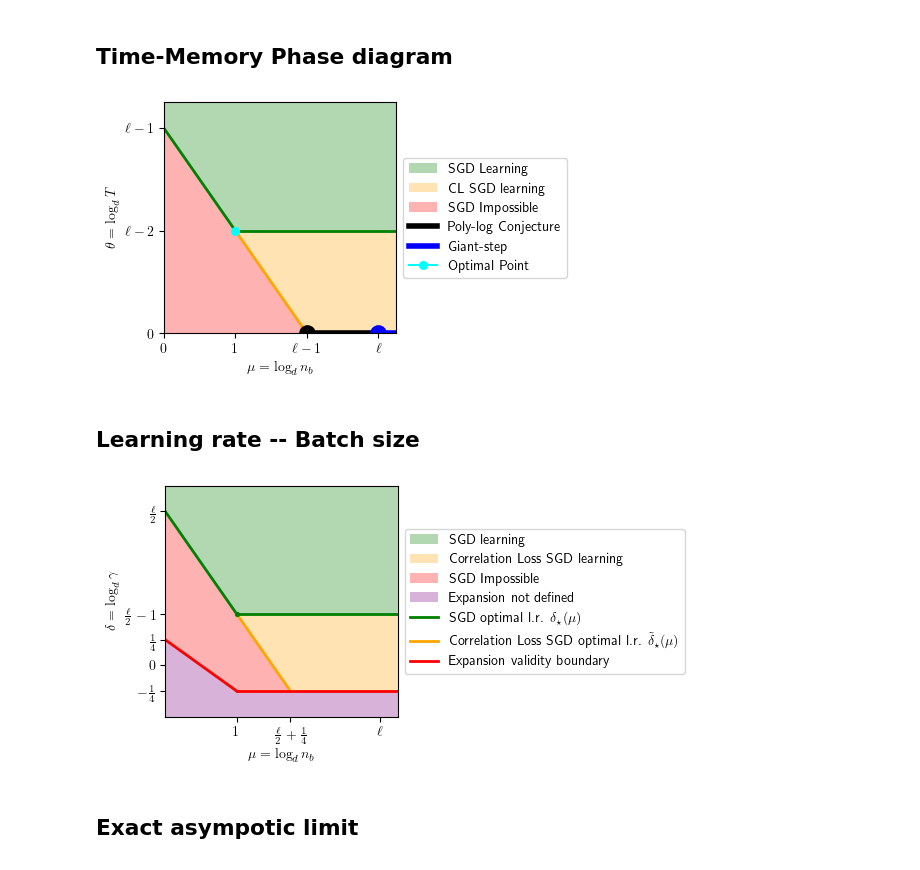
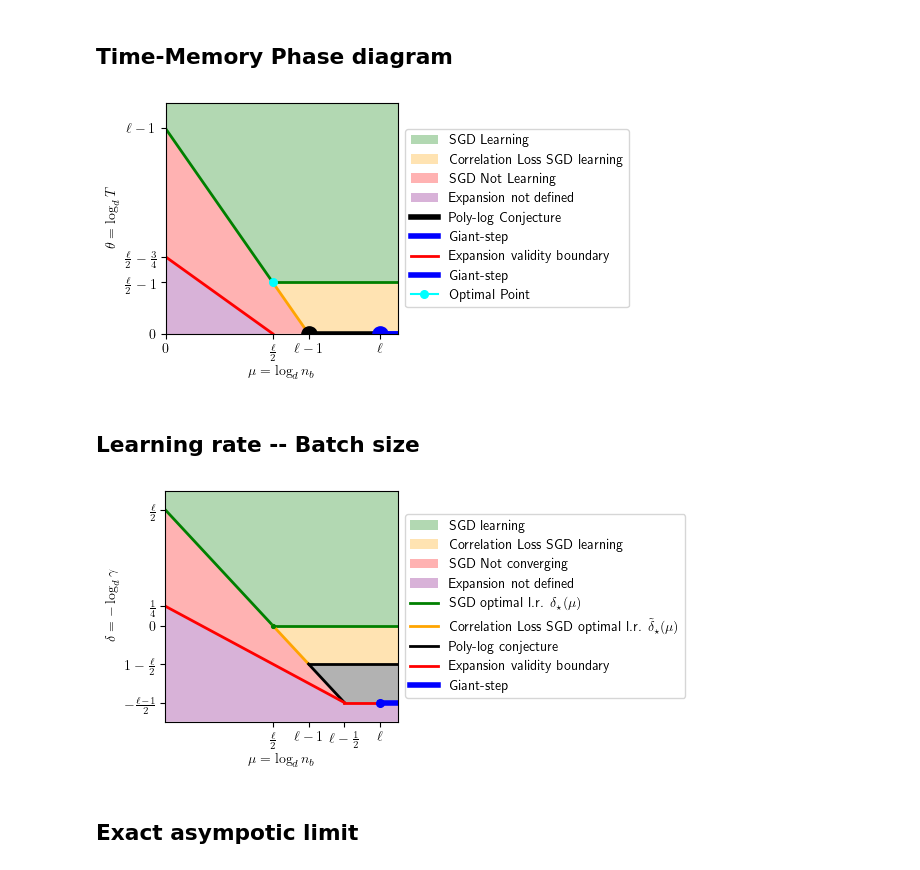
Before and after one commit to arn4/largebatch-ss, a Jupyter notebook: paper_plots/phase_diagrams.ipynb, the cells around one changed output. Saved outputs shown, nothing was run; the diff lists cells and outputs as text; code cells hidden in the pictures.

Commit message:
Cleaning + new diagrams

```diff
--- a/paper_plots/phase_diagrams.ipynb
+++ b/paper_plots/phase_diagrams.ipynb
@@ -30,45 +30,49 @@ ax.set_xlim(0., l+margin)
 ax.set_ylim(0., l-1+margin)
 
 
 
 ## Regions
-allowed_region = Polygon([[0,l-1], [1, l-2], [l+margin, l-2], [l+margin,l-1+margin], [0,l-1+margin]], facecolor = allowed_color, alpha = 0.3, label = 'SGD Learning')
+allowed_region = Polygon([[0,l-1], [l/2,l/2-1], [l+margin, l/2-1], [l+margin,l-1+margin], [0,l-1+margin]], facecolor = allowed_color, alpha = 0.3, label = 'SGD Learning')
 ax.add_patch(allowed_region)
-noyhat_region = Polygon([[1,l-2],[l-1,0],[l+margin,0],[l+margin,l-2]], facecolor = noyhat_color, alpha = 0.3, label = 'CL SGD learning')
+noyhat_region = Polygon([[l/2,l/2-1],[l-1,0],[l+margin,0],[l+margin,l/2-1]], facecolor = noyhat_color, alpha = 0.3, label = 'Correlation Loss SGD learning')
 ax.add_patch(noyhat_region)
-notallowed_region = Polygon([[0,l-1],[0,0],[l-1,0]], facecolor = notallowed_color, alpha = 0.3, label = 'SGD Impossible')
+notallowed_region = Polygon([[0,l-1],[0,1/4+l/2-1],[l/2,0],[0,0],[l-1,0]], facecolor = notallowed_color, alpha = 0.3, label = 'SGD Not Learning')
 ax.add_patch(notallowed_region)
+theorynotdefined_region = Polygon([[0,1/4+l/2-1],[0,0],[l/2,0]], facecolor = processnotdefined_color, alpha = 0.3, label = 'Expansion not defined')
+ax.add_patch(theorynotdefined_region)
 
 ## Lines
-ax.plot([0,1], [l-1, l-2], color = allowed_color, linewidth = linewidth)
-ax.plot([1,l+margin], [l-2,l-2], color = allowed_color, linewidth = linewidth)
-ax.plot([1,l-1], [l-2,0], color = noyhat_color, linewidth = linewidth)
+ax.plot([0,l/2], [l-1, l/2-1], color = allowed_color, linewidth = linewidth)
+ax.plot([l/2,l+margin], [l/2-1,l/2-1], color = allowed_color, linewidth = linewidth)
+ax.plot([l/2,l-1], [l/2-1,0], color = noyhat_color, linewidth = linewidth)
 ax.plot([l-1,l],[0,0], color = polylog_color, linewidth = 2*linewidth, label = 'Poly-log Conjecture')
 ax.plot([l,l+margin],[0,0], color = giantstep_color, linewidth = 2*linewidth, label = 'Giant-step')
+ax.plot([0,l/2], [1/4+l/2-1,0], color=notallowed_color, linewidth = linewidth, label = 'Expansion validity boundary')
+
 
 ## Points
-ax.plot([1],[l-2], marker = 'o', color = sweetspot_color, markersize = markersize, label = 'Optimal Point')
+ax.plot([l/2],[l/2-1], marker = 'o', color = sweetspot_color, markersize = markersize, label = 'Optimal Point')
 ax.plot([l-1],[0], marker = 'o', color = polylog_color, markersize = 2*markersize)
 ax.plot([l],[0], marker = 'o', color = giantstep_color, markersize = 2*markersize)
 
 
 if l == 3 and parametric_ticks:
-    ax.set_xticks([0,1,2,3])
-    ax.set_xticklabels([r'$0$', '$1$', r'$\ell-1$', r'$\ell$'])
-    ax.set_yticks([0,1,2])
-    ax.set_yticklabels([r'$0$', r'$\ell-2$', r'$\ell-1$'])
+    ax.set_xticks([0,l/2,l-1,l])
+    ax.set_xticklabels([r'$0$', r'$\frac\ell2$', r'$\ell-1$', r'$\ell$'])
+    ax.set_yticks([0,1/4+l/2-1,l/2-1,l-1])
+    ax.set_yticklabels([r'$0$', r'$\frac\ell2-\frac34$', r'$\frac{\ell}{2}-1$', r'$\ell-1$'])
 
 ax.set_xlabel(r'$\mu = \log_d n_b$')
 ax.set_ylabel(r'$\theta =\log_d T$')
 
 plt.savefig('figures/logT_lognb[no_legend].pdf', bbox_inches = 'tight')
 
 ax.legend(loc = 'center left', bbox_to_anchor = (1,0.5))
 
 plt.savefig('figures/logT_lognb.pdf', bbox_inches = 'tight')
 plt.show()
 # %% [output]
-[figure, old version]
+[figure, new version]
 # %% [markdown]
 ## Learning rate -- Batch size
 # %%
@@ -78,38 +82,44 @@ margin = 0.25
 fig, ax = plt.subplots(figsize = (3,3))
 
 ax.set_xlim(0., l+margin)
-ax.set_ylim(-1/4-margin, l/2+margin)
+ax.set_ylim(-(l-1)/2-margin, l/2+margin)
 
 ## Regions
-allowed_region = Polygon([[0,l/2], [1, l/2-1], [l+margin, l/2-1], [l+margin,l/2+margin], [0,l/2+margin]], facecolor = allowed_color, alpha = 0.3, label = 'SGD learning')
+allowed_region = Polygon([[0,l/2], [l/2, 0], [l+margin, 0], [l+margin,l/2+margin], [0,l/2+margin]], facecolor = allowed_color, alpha = 0.3, label = 'SGD learning')
 ax.add_patch(allowed_region)
-noyhat_region = Polygon([[1,l/2-1],[l/2+1/4,-1/4],[l+margin,-1/4],[l+margin,l/2-1]], facecolor = noyhat_color, alpha = 0.3, label = 'Correlation Loss SGD learning')
+noyhat_region = Polygon([[l/2,0],[l-1,1-l/2],[l+margin,1-l/2],[l+margin,0]], facecolor = noyhat_color, alpha = 0.3, label = 'Correlation Loss SGD learning')
 ax.add_patch(noyhat_region)
-notallowed_region = Polygon([[0,l/2],[0,1/4],[1,-1/4],[l/2+1/4,-1/4]], facecolor = notallowed_color, alpha = 0.3, label = 'SGD Impossible')
+notallowed_region = Polygon([[0,l/2],[l-1,1-l/2],[l-1/2,-(l-1)/2],[0,1/4]], facecolor = notallowed_color, alpha = 0.3, label = 'SGD Not converging')
 ax.add_patch(notallowed_region)
-theorynotdefined_region = Polygon([[0,1/4],[0,-1/4-margin],[l+margin,-1/4-margin],[l+margin,-1/4],[1,-1/4]], facecolor = processnotdefined_color, alpha = 0.3, label = 'Expansion not defined')
+theorynotdefined_region = Polygon([[0,1/4],[l-1/2,-(l-1)/2],[l+margin,-(l-1)/2],[l+margin,-(l-1)/2-margin],[0,-(l-1)/2-margin]], facecolor = processnotdefined_color, alpha = 0.3, label = 'Expansion not defined')
 ax.add_patch(theorynotdefined_region)
+polylog_region = Polygon([[l-1,1-l/2],[l+margin,1-l/2],[l+margin,-(l-1)/2],[l+margin,-(l-1)/2],[l-1/2,-(l-1)/2]], facecolor = polylog_color, alpha = 0.3)
+ax.add_patch(polylog_region)
 
 
 
 ## Lines
-ax.plot([0,1], [l/2, l/2-1], color = allowed_color, linewidth = linewidth)
-ax.plot([1,l+margin], [l/2-1,l/2-1], color = allowed_color, linewidth = linewidth, label = r'SGD optimal l.r. $\delta_\star(\mu)$')
-ax.plot([1,l/2+1/4], [l/2-1,-1/4], color = noyhat_color, linewidth = linewidth, label = r'Correlation Loss SGD optimal l.r. $\tilde \delta_\star(\mu)$')
-ax.plot([0,1], [1/4,-1/4], color=notallowed_color, linewidth = linewidth, label = 'Expansion validity boundary')
-ax.plot([1,l+margin], [-1/4,-1/4], color=notallowed_color, linewidth = linewidth)
+ax.plot([0,l/2], [l/2, 0], color = allowed_color, linewidth = linewidth)
+ax.plot([l/2,l+margin], [0,0], color = allowed_color, linewidth = linewidth, label = r'SGD optimal l.r. $\delta_\star(\mu)$')
+ax.plot([l/2,l-1], [0,1-l/2], color = noyhat_color, linewidth = linewidth, label = r'Correlation Loss SGD optimal l.r. $\tilde \delta_\star(\mu)$')
+ax.plot([l-1,l+margin], [1-l/2,1-l/2], color = polylog_color, linewidth = linewidth, label = 'Poly-log conjecture')
+ax.plot([l-1,l-1/2], [1-l/2,-(l-1)/2], color = polylog_color, linewidth = linewidth)
+ax.plot([0,l-1/2], [1/4,-(l-1)/2], color=notallowed_color, linewidth = linewidth, label = 'Expansion validity boundary')
+ax.plot([l-1/2,l+margin], [-(l-1)/2,-(l-1)/2], color=notallowed_color, linewidth = linewidth)
+ax.plot([l,l+margin],[-(l-1)/2,-(l-1)/2], color = giantstep_color, linewidth = 2*linewidth, label = 'Giant-step')
 
 ## Points
-ax.plot([1],[l/2-1], marker = 'o', color = allowed_color, markersize = markersize/2)
+ax.plot([l/2],[0], marker = 'o', color = allowed_color, markersize = markersize/2)
+ax.plot([l],[-(l-1)/2], marker = 'o', color = giantstep_color, markersize = markersize)
 
 if l == 3 and parametric_ticks:
-    ax.set_xticks([1,3/2+1/4,3])
-    ax.set_xticklabels(['$1$', r'$\frac{\ell}{2}+\frac14$', r'$\ell$'])
-    ax.set_yticks([-1/4,0,1/4,3/2-1,3/2])
-    ax.set_yticklabels([r'$-\frac14$','$0$',r'$\frac14$', r'$\frac{\ell}{2}-1$', r'$\frac{\ell}{2}$'])
+    ax.set_xticks([l/2,l-1,l-1/2,3])
+    ax.set_xticklabels([r'$\frac\ell2$', r'$\ell-1$', r'$\ell-\frac{1}{2}$', r'$\ell$'])
+    ax.set_yticks([-(l-1)/2,1-l/2,0,1/4,l/2])
+    ax.set_yticklabels([r'$-\frac{\ell-1}{2}$',r'$1-\frac\ell2$','$0$',r'$\frac14$', r'$\frac{\ell}{2}$'])
 
 ax.set_xlabel('$\mu = \log_d n_b$')
-ax.set_ylabel('$\delta = \log_d \gamma$')
+ax.set_ylabel('$\delta = -\log_d \gamma$')
 
 plt.savefig('figures/expansion_diagram[no_legend].pdf', bbox_inches = 'tight')
 ax.legend(loc = 'center left', bbox_to_anchor = (1,0.5))
@@ -117,7 +127,7 @@ ax.legend(loc = 'center left', bbox_to_anchor = (1,0.5))
 plt.savefig('figures/expansion_diagram.pdf', bbox_inches = 'tight')
 plt.show()
 # %% [output]
-[figure, old version]
+[figure, new version]
 # %% [markdown]
 ## Exact asympotic limit
 # %%
```
Also changed, not shown: 4 other files.
